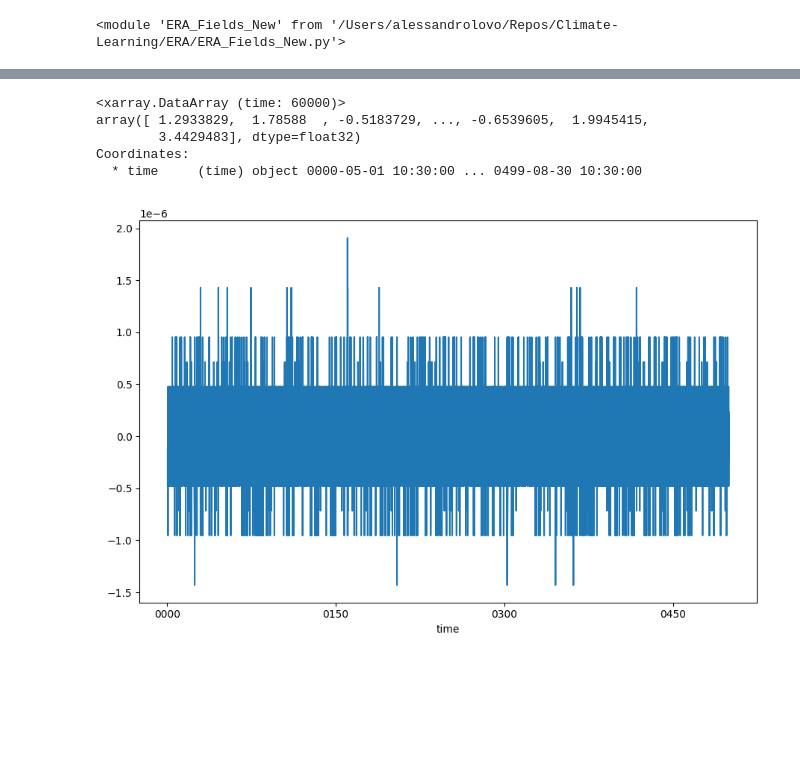
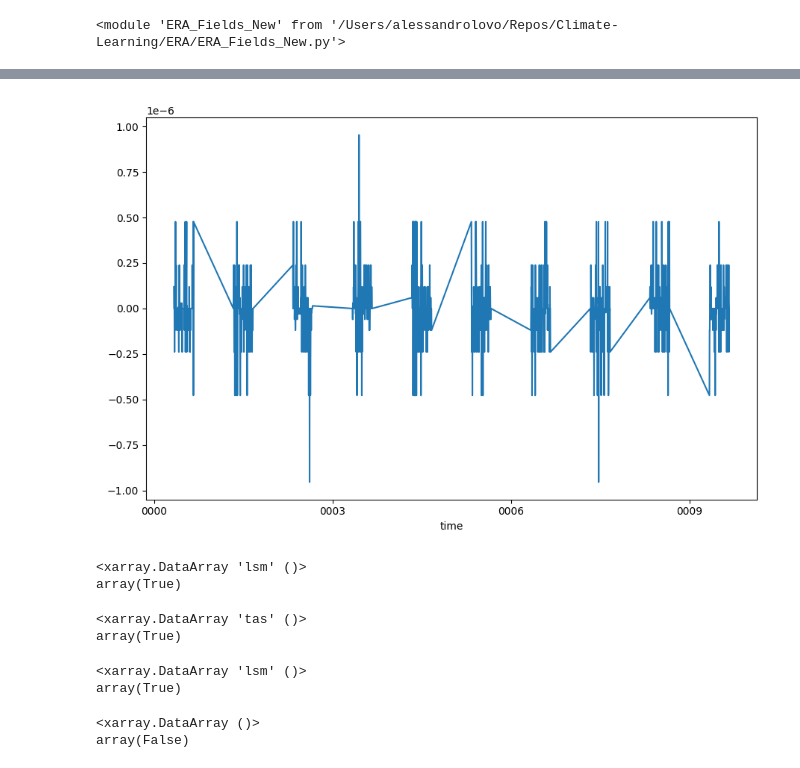
Before and after one commit to georgemilosh/Climate-Learning, a Jupyter notebook: ERA/testing.ipynb, the cells around one changed output, grey strips where cells are left out. Cells and saved outputs as stored; diff of their text form; code cells hidden in the pictures; blank space fills up the shorter version.

```diff
--- a/ERA/testing.ipynb
+++ b/ERA/testing.ipynb
@@ -15,6 +14,7 @@ In this environment you cannot import Basemap
 <module 'ERA_Fields_New' from '/Users/alessandrolovo/Repos/Climate-Learning/ERA/ERA_Fields_New.py'>
 # %%
 %%time
-# tas = ef.Plasim_Field('tas', 'tas_ds.nc', '2m T', Model='Plasim', mylocal='../../EW2-heatwaves/data/')
-tas = ef.Plasim_Field('tas', 'Data_Plasim_LONG/ANO_LONG_tas.nc', '2m T', Model='Plasim',)
+tas1 = ef.Plasim_Field('tas', 'tas_ds.nc', '2m T', Model='Plasim', mylocal='../../EW2-heatwaves/data/')
+tas2 = ef.Plasim_Field('tas', 'tas_ds.nc', '2m T', Model='Plasim', mylocal='../../EW2-heatwaves/data/')
+# tas = ef.Plasim_Field('tas', 'Data_Plasim_LONG/ANO_LONG_tas.nc', '2m T', Model='Plasim',)
 # %% [output]
@@ -101,8 +32,0 @@ Wall time: 2min 22s
-# %%
-ma2
-# %% [output]
-<xarray.DataArray (time: 60000)>
-array([ 1.2933829,  1.78588  , -0.5183729, ..., -0.6539605,  1.9945415,
-        3.4429483], dtype=float32)
-Coordinates:
-  * time     (time) object 0000-05-01 10:30:00 ... 0499-08-30 10:30:00
@@ -111,9 +33,33 @@ Coordinates:
+# %%
+ma1 = tas1.area_integral
+ma2 = tas2.area_integral
 # %%
 plt.close(1)
 fig, ax = plt.subplots(num=1, figsize=(9,6))
 
-(ma2 - ma1).plot()
+(ma2 - ma1).plot(ax=ax)
+
 
 fig.tight_layout()
 # %% [output]
-[figure, old version]
+[figure, new version]
+# %%
+(tas1.land_area_weights == tas2.land_area_weights).all()
+# %% [output]
+<xarray.DataArray 'lsm' ()>
+array(True)
+# %%
+(tas1.field == tas2.field).all()
+# %% [output]
+<xarray.DataArray 'tas' ()>
+array(True)
+# %%
+(tas1.mask == tas2.mask).all()
+# %% [output]
+<xarray.DataArray 'lsm' ()>
+array(True)
+# %%
+((tas1.field*tas1.land_area_weights.where(tas1.mask, 0)).sum(dim=['lat', 'lon']) == (tas2.field*tas2.land_area_weights.where(tas2.mask, 0)).sum(dim=['lat', 'lon'])).all()
+# %% [output]
+<xarray.DataArray ()>
+array(False)
```
Also changed, not shown: parts of 19 cells of this notebook, 1 other file.
